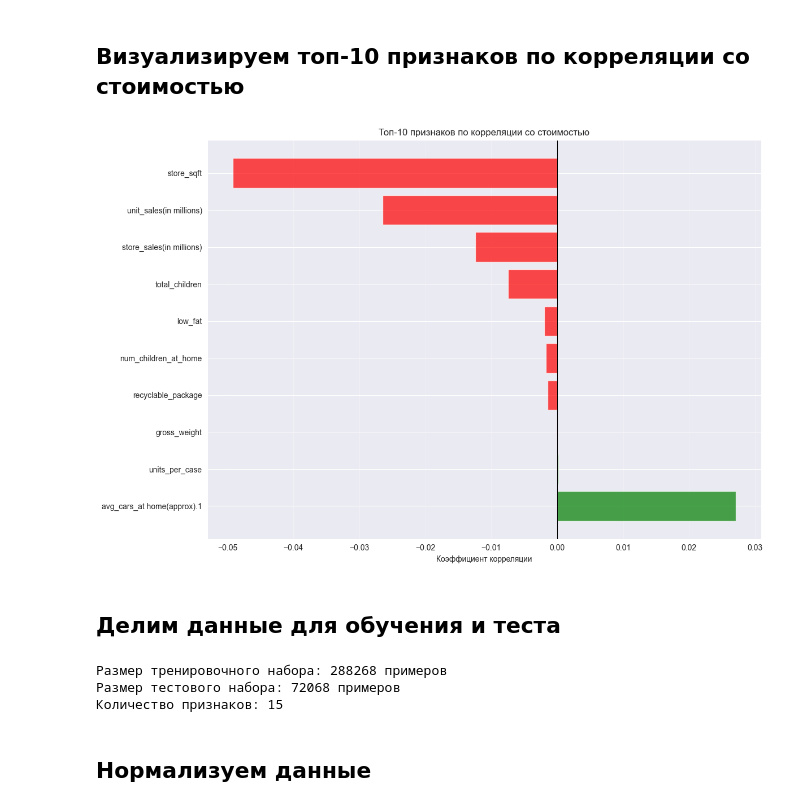
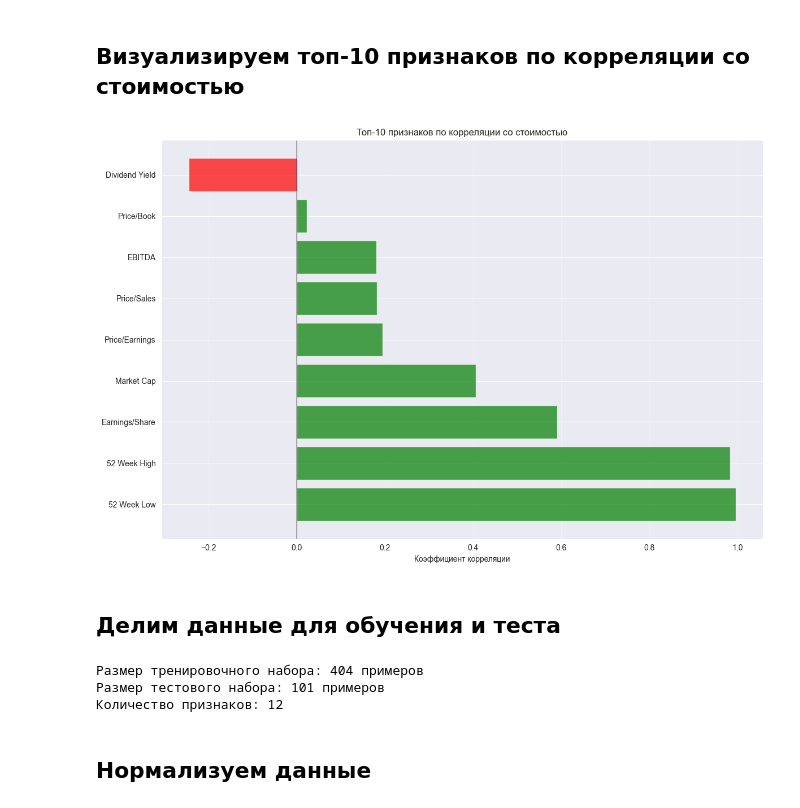
Before and after one commit to roux-afk/urfu-ml-company-valuation, a Jupyter notebook: notebooks/data_analysis.ipynb, the cells around one changed output. Cells and saved outputs as stored; diff of their text form; code cells hidden in the pictures.

```diff
--- a/notebooks/data_analysis.ipynb
+++ b/notebooks/data_analysis.ipynb
@@ -92,9 +99,2 @@ max         1.000000     149.750000
 # %% [markdown]
 ## Разделение на признаки и целевую переменную
-# %%
-# Разделяем на признаки (X) и целевую переменную (y)
-# Признаки - это то, на основе чего мы предсказываем
-# Целевая переменная - то, что мы предсказываем (стоимость)
-
-x = train_csv.drop("cost", axis=1)          # все колонки КРОМЕ cost
-y = train_csv["cost"]                       # только колонка cost
@@ -174,0 +207,5 @@ Name: cost, dtype: float64
+# %%
+# 3. Смотрим на самые важные признаки для стоимости
+correlation_with_cost = correlation_matrix["Price"].sort_values(ascending=False)
+print("\nКорреляция признаков со стоимостью:")
+print(correlation_with_cost)
@@ -176,36 +226,36 @@ Name: cost, dtype: float64
 # Базовая модель
 # %% [markdown]
 ## Визуализируем топ-10 признаков по корреляции со стоимостью
-# %%
-plt.figure(figsize=(12, 8))
-top_correlations = correlation_with_cost.drop("cost").head(10)
-colors = ['green' if x > 0 else 'red' for x in top_correlations.values]
-plt.barh(range(len(top_correlations)), top_correlations.values, color=colors, alpha=0.7)
-plt.yticks(range(len(top_correlations)), top_correlations.index)
-plt.xlabel("Коэффициент корреляции")
-plt.title("Топ-10 признаков по корреляции со стоимостью")
-plt.axvline(x=0, color='black', linestyle='-', linewidth=0.8)
-plt.grid(axis='x', alpha=0.3)
-plt.tight_layout()
-plt.show()
-# %% [output]
-[figure, removed]
+# %%
+plt.figure(figsize=(12, 8))
+top_correlations = correlation_with_cost.drop("Price").head(10)
+colors = ['green' if x > 0 else 'red' for x in top_correlations.values]
+plt.barh(range(len(top_correlations)), top_correlations.values, color=colors, alpha=0.7)
+plt.yticks(range(len(top_correlations)), top_correlations.index)
+plt.xlabel("Коэффициент корреляции")
+plt.title("Топ-10 признаков по корреляции со стоимостью")
+plt.axvline(x=0, color='black', linestyle='-', linewidth=0.8)
+plt.grid(axis='x', alpha=0.3)
+plt.tight_layout()
+plt.show()
+# %% [output]
+[figure, added]
 # %% [markdown]
 ## Делим данные для обучения и теста
-# %%
-
-# Возьмем 80% для обучения, 20% для тестирования
-# random_state=42 для того чтобы результат можно было повторить
-X_train, X_test, y_train, y_test = train_test_split(
-    x, y, test_size=0.2, random_state=42
-)
-
-print(f"Размер тренировочного набора: {X_train.shape[0]} примеров")
-print(f"Размер тестового набора: {X_test.shape[0]} примеров")
-print(f"Количество признаков: {X_train.shape[1]}")
-# %% [output]
-Размер тренировочного набора: 288268 примеров
-Размер тестового набора: 72068 примеров
-Количество признаков: 15
+# %%
+
+# Возьмем 80% для обучения, 20% для тестирования
+# random_state=42 для того чтобы результат можно было повторить
+X_train, X_test, y_train, y_test = train_test_split(
+    X, y, test_size=0.2, random_state=42
+)
+
+print(f"Размер тренировочного набора: {X_train.shape[0]} примеров")
+print(f"Размер тестового набора: {X_test.shape[0]} примеров")
+print(f"Количество признаков: {X_train.shape[1]}")
+# %% [output]
+Размер тренировочного набора: 404 примеров
+Размер тестового набора: 101 примеров
+Количество признаков: 12
 # %% [markdown]
 ## Нормализуем данные
```
Also changed, not shown: parts of 30 cells of this notebook.
